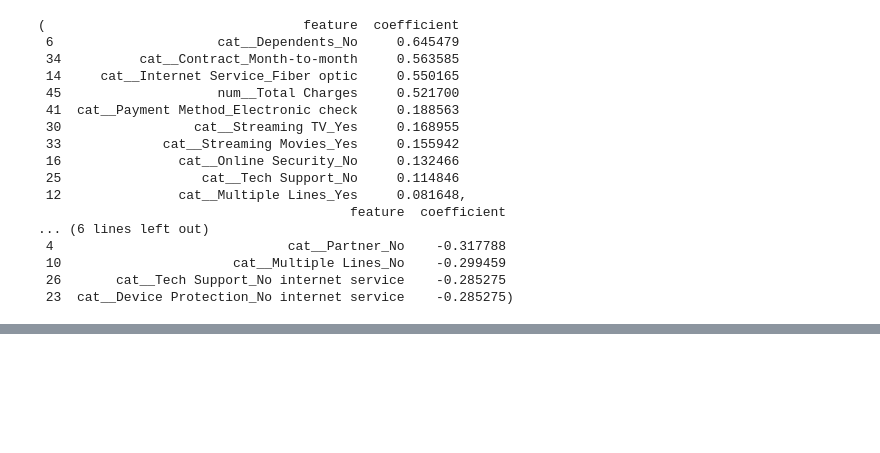
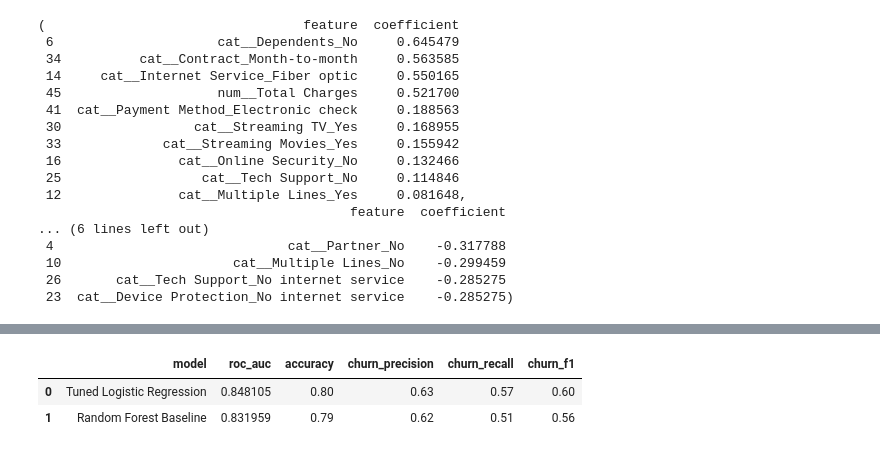
Before and after one commit to VinChan2001/telco-churn-prediction, a Jupyter notebook: notebooks/01_data_check.ipynb, the cells around one changed output, grey strips where cells are left out. Cells and saved outputs as stored; diff of their text form; code cells hidden in the pictures; blank space fills up the shorter version.

```diff
--- a/notebooks/01_data_check.ipynb
+++ b/notebooks/01_data_check.ipynb
@@ -925,0 +1045,29 @@ top_churn_drivers, top_retention_drivers
+# %%
+from sklearn.ensemble import RandomForestClassifier
+from sklearn.pipeline import Pipeline
+from sklearn.metrics import roc_auc_score, classification_report, confusion_matrix
+
+rf_model = Pipeline(steps=[
+    ("preprocessor", preprocessor),
+    ("classifier", RandomForestClassifier(
+        n_estimators=300,
+        random_state=42,
+        class_weight="balanced",
+        n_jobs=-1
+    ))
+])
+
+rf_model.fit(X_train, y_train)
+
+rf_prob = rf_model.predict_proba(X_test)[:, 1]
+rf_pred = rf_model.predict(X_test)
+
+rf_auc = roc_auc_score(y_test, rf_prob)
+
+print("Random Forest Test ROC AUC:", rf_auc)
+
+print("\nConfusion Matrix:")
+print(confusion_matrix(y_test, rf_pred))
+
+print("\nClassification Report:")
+print(classification_report(y_test, rf_pred))
@@ -925,0 +1090,19 @@ top_churn_drivers, top_retention_drivers
+# %%
+new_result = pd.DataFrame([
+    {
+        "model": "Random Forest Baseline",
+        "roc_auc": rf_auc,
+        "accuracy": 0.79,
+        "churn_precision": 0.62,
+        "churn_recall": 0.51,
+        "churn_f1": 0.56
+    }
+])
+
+model_results = pd.concat([model_results, new_result], ignore_index=True)
+
+model_results
+# %% [output]
+|  | model | roc_auc | accuracy | churn_precision | churn_recall | churn_f1 |
+| 0 | Tuned Logistic Regression | 0.848105 | 0.80 | 0.63 | 0.57 | 0.60 |
+| 1 | Random Forest Baseline | 0.831959 | 0.79 | 0.62 | 0.51 | 0.56 |
```
Also changed, not shown: parts of 15 cells of this notebook.
